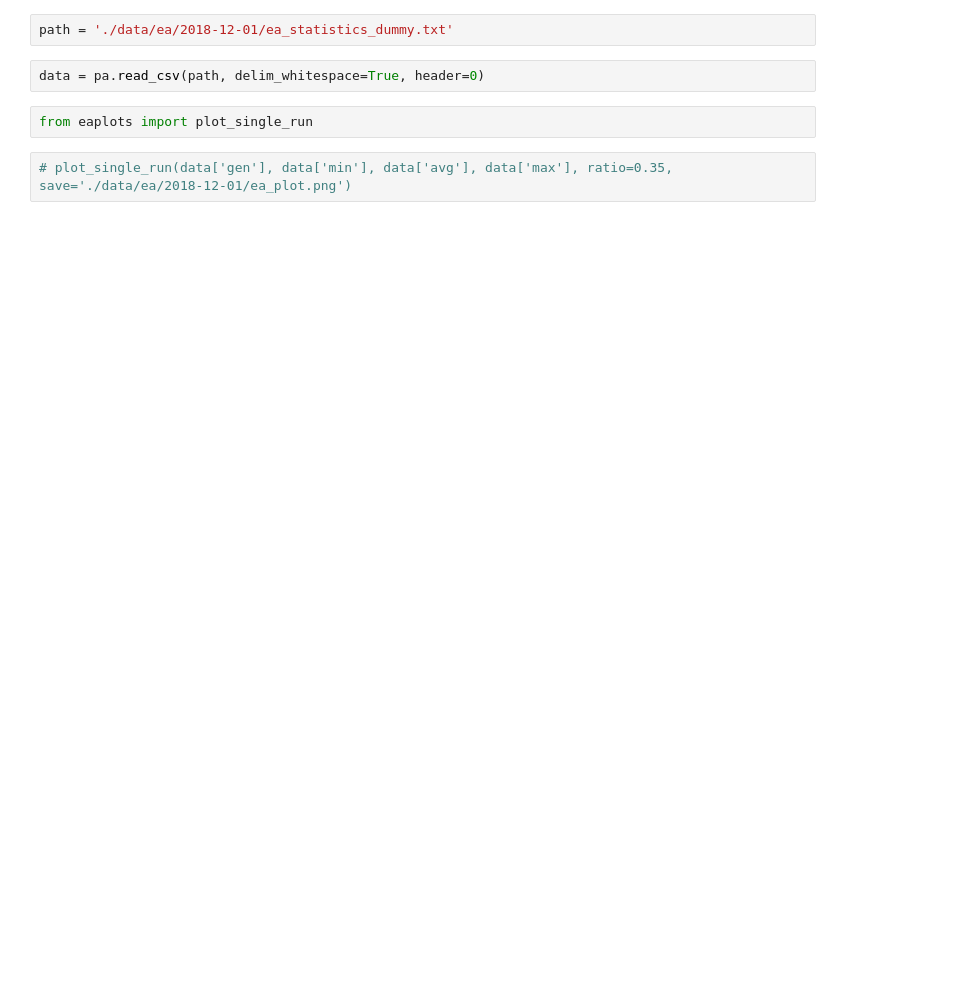
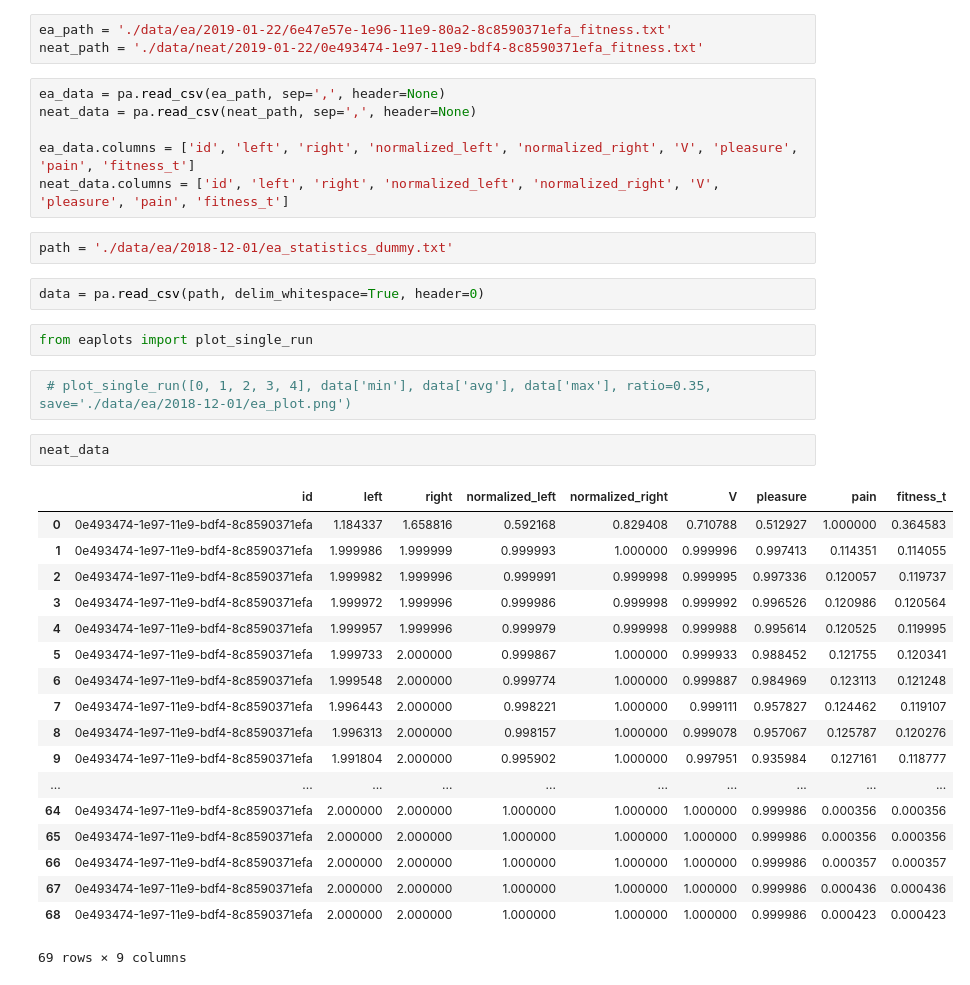
Before and after one commit to richban/tachikoma, a Jupyter notebook: data_check.ipynb, the cells around one changed output. Cells and saved outputs as stored; diff of their text form; blank space fills up the shorter version.

```diff
--- a/data_check.ipynb
+++ b/data_check.ipynb
@@ -44,6 +39,15 @@ def plot_stats(data, ylog=False, view=True):
         plt.show()
 
     plt.close()
+# %%
+ea_path = './data/ea/2019-01-22/6e47e57e-1e96-11e9-80a2-8c8590371efa_fitness.txt'
+neat_path = './data/neat/2019-01-22/0e493474-1e97-11e9-bdf4-8c8590371efa_fitness.txt'
+# %%
+ea_data = pa.read_csv(ea_path, sep=',', header=None)
+neat_data = pa.read_csv(neat_path, sep=',', header=None)
+
+ea_data.columns = ['id', 'left', 'right', 'normalized_left', 'normalized_right', 'V', 'pleasure', 'pain', 'fitness_t']
+neat_data.columns = ['id', 'left', 'right', 'normalized_left', 'normalized_right', 'V', 'pleasure', 'pain', 'fitness_t']
 # %%
 path = './data/ea/2018-12-01/ea_statistics_dummy.txt'
 # %%
@@ -51,4 +55,25 @@ data = pa.read_csv(path, delim_whitespace=True, header=0)
 # %%
 from eaplots import plot_single_run
 # %%
-# plot_single_run(data['gen'], data['min'], data['avg'], data['max'], ratio=0.35, save='./data/ea/2018-12-01/ea_plot.png')
+ # plot_single_run([0, 1, 2, 3, 4], data['min'], data['avg'], data['max'], ratio=0.35, save='./data/ea/2018-12-01/ea_plot.png')
+# %%
+neat_data
+# %% [output]
+|  | id | left | right | normalized_left | normalized_right | V | pleasure | pain | fitness_t |
+| 0 | 0e493474-1e97-11e9-bdf4-8c8590371efa | 1.184337 | 1.658816 | 0.592168 | 0.829408 | 0.710788 | 0.512927 | 1.000000 | 0.364583 |
+| 1 | 0e493474-1e97-11e9-bdf4-8c8590371efa | 1.999986 | 1.999999 | 0.999993 | 1.000000 | 0.999996 | 0.997413 | 0.114351 | 0.114055 |
+| 2 | 0e493474-1e97-11e9-bdf4-8c8590371efa | 1.999982 | 1.999996 | 0.999991 | 0.999998 | 0.999995 | 0.997336 | 0.120057 | 0.119737 |
+| 3 | 0e493474-1e97-11e9-bdf4-8c8590371efa | 1.999972 | 1.999996 | 0.999986 | 0.999998 | 0.999992 | 0.996526 | 0.120986 | 0.120564 |
+| 4 | 0e493474-1e97-11e9-bdf4-8c8590371efa | 1.999957 | 1.999996 | 0.999979 | 0.999998 | 0.999988 | 0.995614 | 0.120525 | 0.119995 |
+| 5 | 0e493474-1e97-11e9-bdf4-8c8590371efa | 1.999733 | 2.000000 | 0.999867 | 1.000000 | 0.999933 | 0.988452 | 0.121755 | 0.120341 |
+| 6 | 0e493474-1e97-11e9-bdf4-8c8590371efa | 1.999548 | 2.000000 | 0.999774 | 1.000000 | 0.999887 | 0.984969 | 0.123113 | 0.121248 |
+| 7 | 0e493474-1e97-11e9-bdf4-8c8590371efa | 1.996443 | 2.000000 | 0.998221 | 1.000000 | 0.999111 | 0.957827 | 0.124462 | 0.119107 |
+| 8 | 0e493474-1e97-11e9-bdf4-8c8590371efa | 1.996313 | 2.000000 | 0.998157 | 1.000000 | 0.999078 | 0.957067 | 0.125787 | 0.120276 |
+| 9 | 0e493474-1e97-11e9-bdf4-8c8590371efa | 1.991804 | 2.000000 | 0.995902 | 1.000000 | 0.997951 | 0.935984 | 0.127161 | 0.118777 |
+| ... | ... | ... | ... | ... | ... | ... | ... | ... | ... |
+| 64 | 0e493474-1e97-11e9-bdf4-8c8590371efa | 2.000000 | 2.000000 | 1.000000 | 1.000000 | 1.000000 | 0.999986 | 0.000356 | 0.000356 |
+| 65 | 0e493474-1e97-11e9-bdf4-8c8590371efa | 2.000000 | 2.000000 | 1.000000 | 1.000000 | 1.000000 | 0.999986 | 0.000356 | 0.000356 |
+| 66 | 0e493474-1e97-11e9-bdf4-8c8590371efa | 2.000000 | 2.000000 | 1.000000 | 1.000000 | 1.000000 | 0.999986 | 0.000357 | 0.000357 |
+| 67 | 0e493474-1e97-11e9-bdf4-8c8590371efa | 2.000000 | 2.000000 | 1.000000 | 1.000000 | 1.000000 | 0.999986 | 0.000436 | 0.000436 |
+| 68 | 0e493474-1e97-11e9-bdf4-8c8590371efa | 2.000000 | 2.000000 | 1.000000 | 1.000000 | 1.000000 | 0.999986 | 0.000423 | 0.000423 |
+69 rows × 9 columns
```
Also changed, not shown: parts of 2 cells of this notebook, 8 other files.
